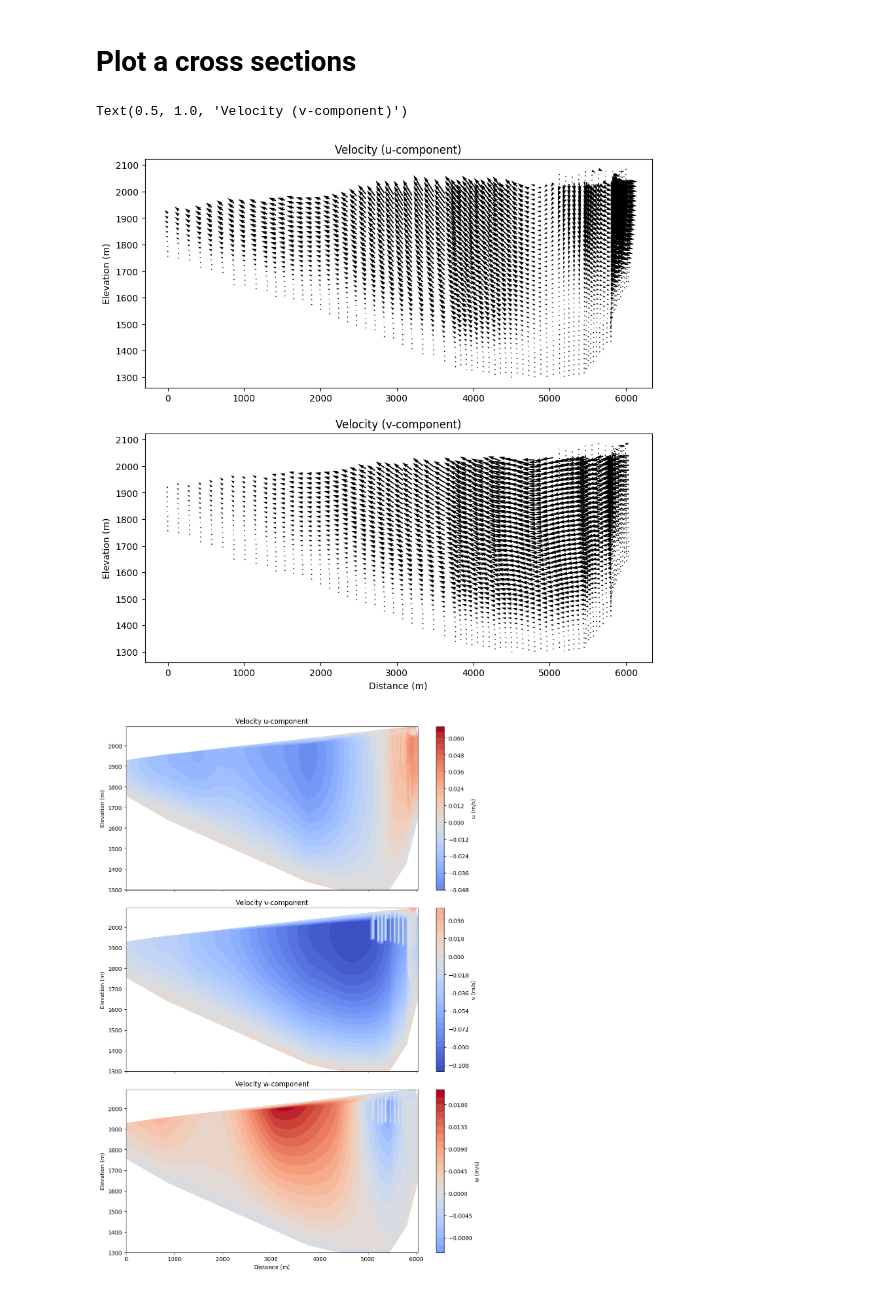
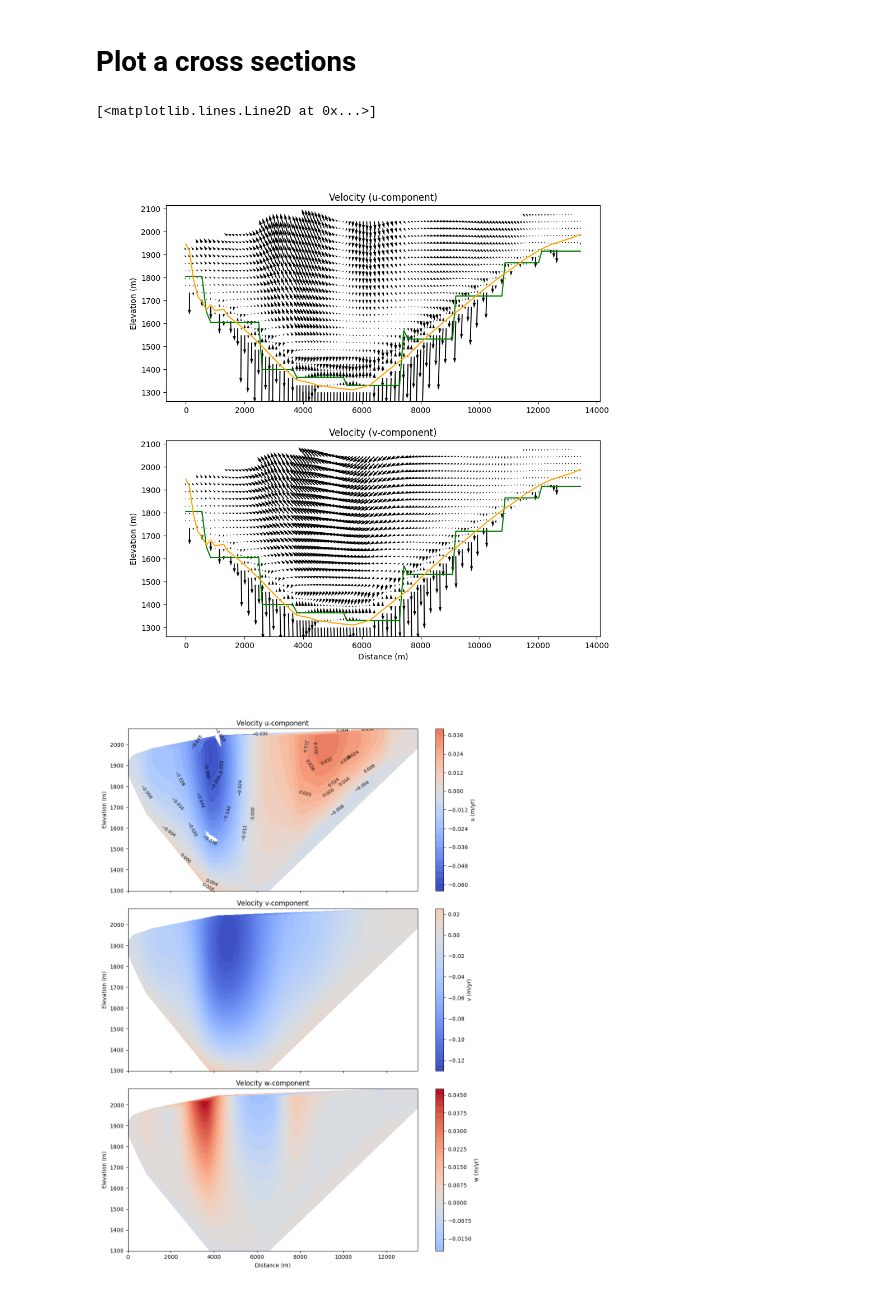
Before and after one commit to johnmorganmanos/AH_temp_paper, a Jupyter notebook: Processing_notebooks/module_testing.ipynb, the cells around one changed output. Cells and saved outputs as stored; diff of their text form; code cells hidden in the pictures.

Commit message:
Work to debug plotting and edge artifacts.

```diff
--- a/Processing_notebooks/module_testing.ipynb
+++ b/Processing_notebooks/module_testing.ipynb
@@ -60,7 +62,7 @@ from scripts.mesh_generating import *
 coarse_bed_path = "../Meshes/ThreeD_meshing/bedmachine_ian_merged_bed_large_aoi_8m_aligned_fixed.tif"
 coarse_surf_path = "../Meshes/ThreeD_meshing/rema_large_aoi_align_fixed.tif"
 coarse_resamp_factor=1/200
-layers = 10
+layers = 5
 
 mesh = mesh_creator(coarse_bed_path, coarse_surf_path, resamp_factor=coarse_resamp_factor, layers=layers)
 x_src, y_src, z_src = SpatialCoordinate(mesh)
@@ -71,23 +73,24 @@ flow, Y = scripts.model_modules.run_flow_model(mesh)
 # %% [markdown]
 # Plot a cross sections
 # %%
-flowline_surf = pd.read_csv('../flowlines/manual_flowlines/csv/ALHIC1902_surface_rema_100m.csv')
-flowline_bed = pd.read_csv('../flowlines/manual_flowlines/csv/ALHIC1902_bed_merged_100m.csv')
+flowline_surf = pd.read_csv('../flowlines/manual_flowlines/csv/ALHIC2302_surface_rema_100m.csv')
+flowline_bed = pd.read_csv('../flowlines/manual_flowlines/csv/ALHIC2302_bed_merged_100m.csv')
 flowline_xs = flowline_surf['E']
 flowline_ys = flowline_surf['N']
 flowline_bed_elev = flowline_bed['Elev']
 flowline_surf_elev = flowline_surf['Elev']
 flowline_distance = flowline_surf['Distance']
 
-z_coords = np.linspace(1300, 2200, 500)
+z_coords = np.linspace(1300, 2200, 30)
 # %%
 vel_prof=[]
 u_prof = []
 v_prof = []
 z_prof = []
 vel_prof_coords = []
+
+distance = 0
 for n in range(len(flowline_xs)):
-
 
     for z_coord in z_coords:
         try:
@@ -96,7 +99,7 @@ for n in range(len(flowline_xs)):
             u_prof.append(velocity[0])
             v_prof.append(velocity[1])
             z_prof.append(velocity[2])
-            distance = np.sqrt((flowline_xs[n]-flowline_xs[0])**2 + (flowline_ys[n]-flowline_ys[0])**2)
+            distance = flowline_distance[n]
             vel_prof_coords.append([distance, z_coord])
 
         except:
@@ -110,8 +125,8 @@ vel_prof_coords = np.array(vel_prof_coords)
 # %%
 fig,(ax1,ax2) = plt.subplots(2,1,figsize=[10,10])
 
-ax1.quiver(vel_prof_coords[:,0][::10], vel_prof_coords[:,1][::10], u_prof[::10], z_prof[::10],angles='xy', scale_units='xy', scale=None,)
-ax2.quiver(vel_prof_coords[:,0][::10], vel_prof_coords[:,1][::10], v_prof[::10], z_prof[::10],angles='xy', scale_units='xy', scale=None,)
+ax1.quiver(vel_prof_coords[:,0], vel_prof_coords[:,1], u_prof, z_prof,angles='xy', scale_units='xy', scale=None,)
+ax2.quiver(vel_prof_coords[:,0], vel_prof_coords[:,1], v_prof, z_prof,angles='xy', scale_units='xy', scale=None,)
 ax1.set_ylabel('Elevation (m)')
 ax2.set_ylabel('Elevation (m)')
 
@@ -119,9 +134,15 @@ ax2.set_xlabel('Distance (m)')
 
 ax1.set_title('Velocity (u-component)')
 ax2.set_title('Velocity (v-component)')
+
+ax1.plot(flowline_distance.values,bed_along_flowline_from_tiff_resamp, c='green', label='Bed Profile - from DEM directly, resampled')
+ax1.plot(flowline_distance.values,bed_along_flowline_from_tiff_full, c='orange', label='Bed Profile - from DEM directly, full')
+
+ax2.plot(flowline_distance.values,bed_along_flowline_from_tiff_resamp, c='green', label='Bed Profile - from DEM directly, resampled')
+ax2.plot(flowline_distance.values,bed_along_flowline_from_tiff_full, c='orange', label='Bed Profile - from DEM directly, full')
 # %% [output]
-Text(0.5, 1.0, 'Velocity (v-component)')
+[<matplotlib.lines.Line2D at 0x...>]
-[figure, old version]
+[figure, new version]
 # %%
 fig, (ax1, ax2, ax3) = plt.subplots(
     3, 1, figsize=(10, 14), sharex=True
@@ -131,34 +152,40 @@ x = vel_prof_coords[:, 0]   # distance
 z = vel_prof_coords[:, 1]   # elevation
 
 levels = 30  # increase for smoother contours
 
 vm = np.max(np.abs(u_prof))
 cu = ax1.tricontourf(x, z, u_prof, levels=levels,vmin=-vm,vmax=vm, cmap='coolwarm')
 vm = np.max(np.abs(v_prof))
 cv = ax2.tricontourf(x, z, v_prof, levels=levels,vmin=-vm,vmax=vm, cmap='coolwarm')
 vm = np.max(np.abs(z_prof))
 cw = ax3.tricontourf(x, z, z_prof, levels=levels,vmin=-vm,vmax=vm, cmap='coolwarm')
 
+plt.clabel(cu, inline = True, fontsize=8, colors = 'black')
+
+# ax1.tricontourf(x, z, u_prof,colors = '-k')
+# ax2.tricontourf(x, z, v_prof,colors = '-k')
+# ax3.tricontourf(x, z, z_prof,colors = '-k')
+
 # Labels
 ax1.set_title('Velocity u-component')
 ax2.set_title('Velocity v-component')
 ax3.set_title('Velocity w-component')
 
 ax3.set_xlabel('Distance (m)')
 ax1.set_ylabel('Elevation (m)')
 ax2.set_ylabel('Elevation (m)')
 ax3.set_ylabel('Elevation (m)')
 
 # Optional: invert elevation if depth-like
 # ax1.invert_yaxis()
 # ax2.invert_yaxis()
 # ax3.invert_yaxis()
 
 # Colorbars
-fig.colorbar(cu, ax=ax1, label='u (m/s)')
-fig.colorbar(cv, ax=ax2, label='v (m/s)')
-fig.colorbar(cw, ax=ax3, label='w (m/s)')
+fig.colorbar(cu, ax=ax1, label='u (m/yr)')
+fig.colorbar(cv, ax=ax2, label='v (m/yr)')
+fig.colorbar(cw, ax=ax3, label='w (m/yr)')
 
 plt.tight_layout()
 # %% [output]
-[figure, old version]
+[figure, new version]
```
Also changed, not shown: parts of 20 cells of this notebook, 3 other files.
